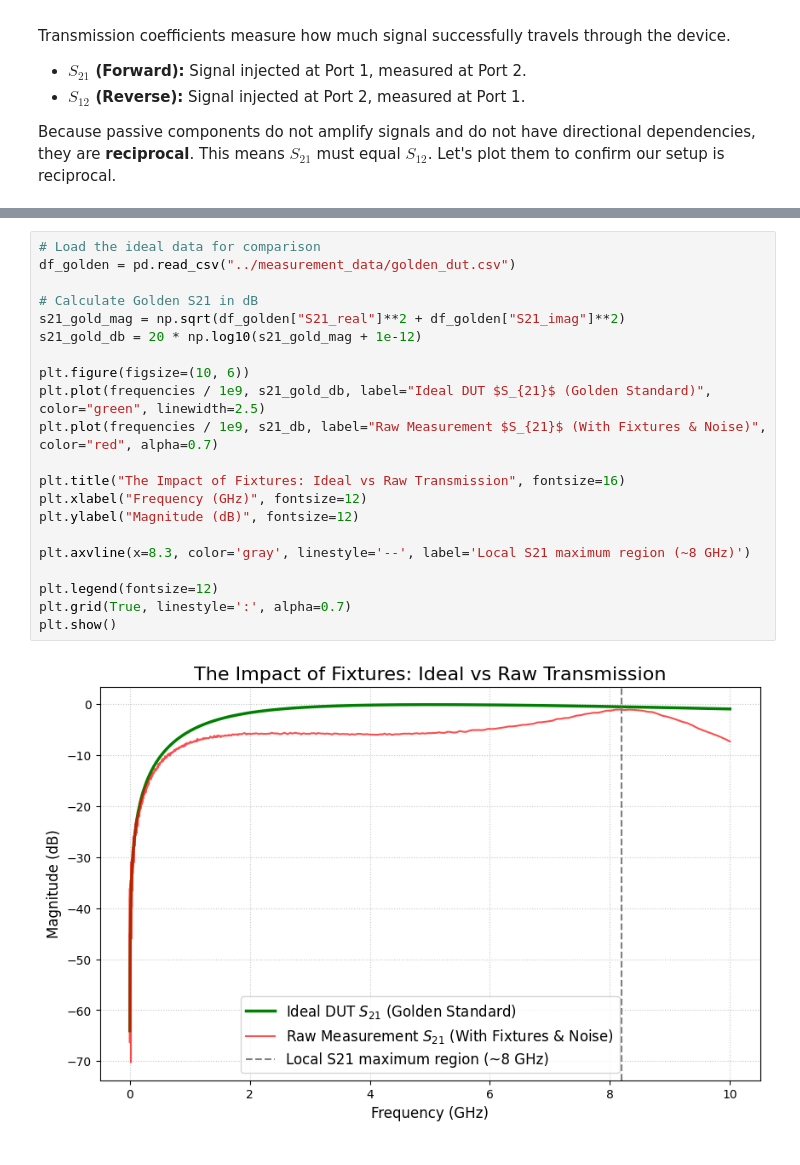
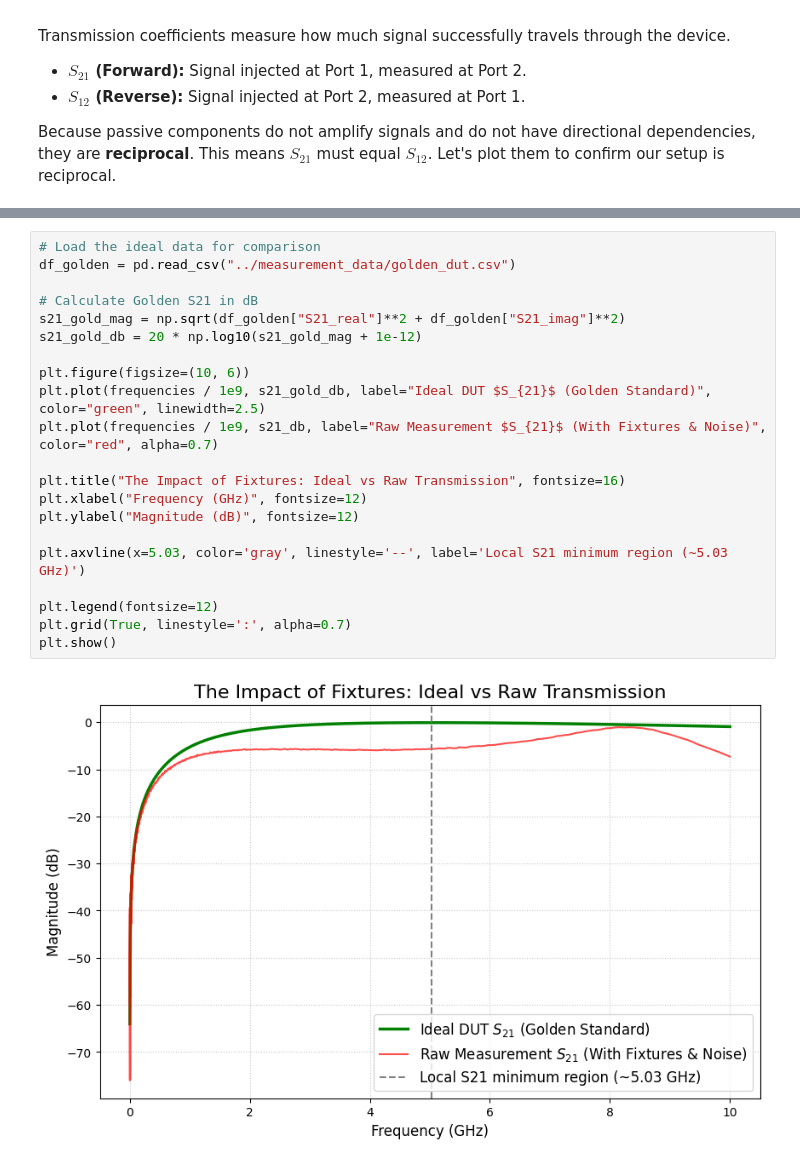
Before and after one commit to Spalding13/numerical-rf-deembedding, a Jupyter notebook: notebooks/02_data_explorator.ipynb, the cells around one changed output, grey strips where cells are left out. Cells and saved outputs as stored; diff of their text form.

```diff
--- a/notebooks/02_data_explorator.ipynb
+++ b/notebooks/02_data_explorator.ipynb
@@ -144,23 +142,23 @@ Several important effects can be observed:
 # %%
 # Load the ideal data for comparison
 df_golden = pd.read_csv("../measurement_data/golden_dut.csv")
 
 # Calculate Golden S21 in dB
 s21_gold_mag = np.sqrt(df_golden["S21_real"]**2 + df_golden["S21_imag"]**2)
 s21_gold_db = 20 * np.log10(s21_gold_mag + 1e-12)
 
 plt.figure(figsize=(10, 6))
 plt.plot(frequencies / 1e9, s21_gold_db, label="Ideal DUT $S_{21}$ (Golden Standard)", color="green", linewidth=2.5)
 plt.plot(frequencies / 1e9, s21_db, label="Raw Measurement $S_{21}$ (With Fixtures & Noise)", color="red", alpha=0.7)
 
 plt.title("The Impact of Fixtures: Ideal vs Raw Transmission", fontsize=16)
 plt.xlabel("Frequency (GHz)", fontsize=12)
 plt.ylabel("Magnitude (dB)", fontsize=12)
 
-plt.axvline(x=8.3, color='gray', linestyle='--', label='Local S21 maximum region (~8 GHz)')
+plt.axvline(x=5.03, color='gray', linestyle='--', label='Local S21 minimum region (~5.03 GHz)')
 
 plt.legend(fontsize=12)
 plt.grid(True, linestyle=':', alpha=0.7)
 plt.show()
 # %% [output]
-[figure, old version]
+[figure, new version]
```
Also changed, not shown: parts of 4 cells of this notebook, 1 other file.
